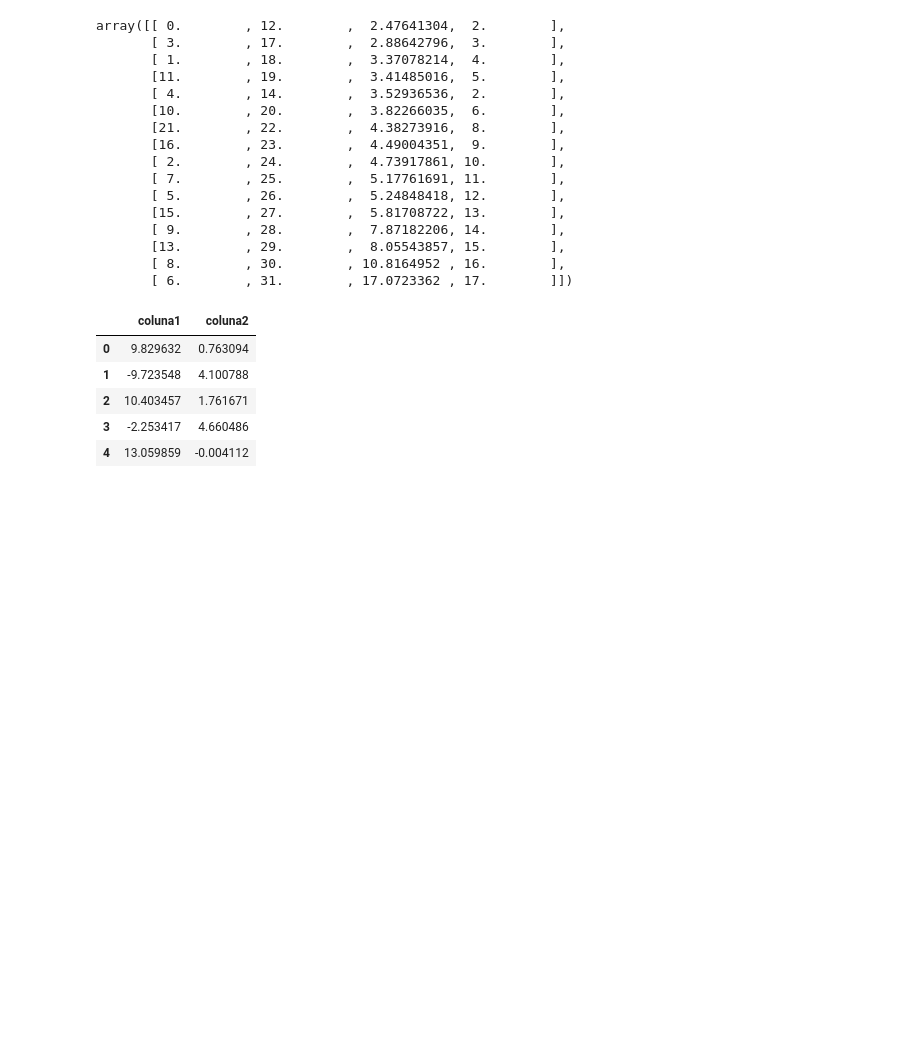
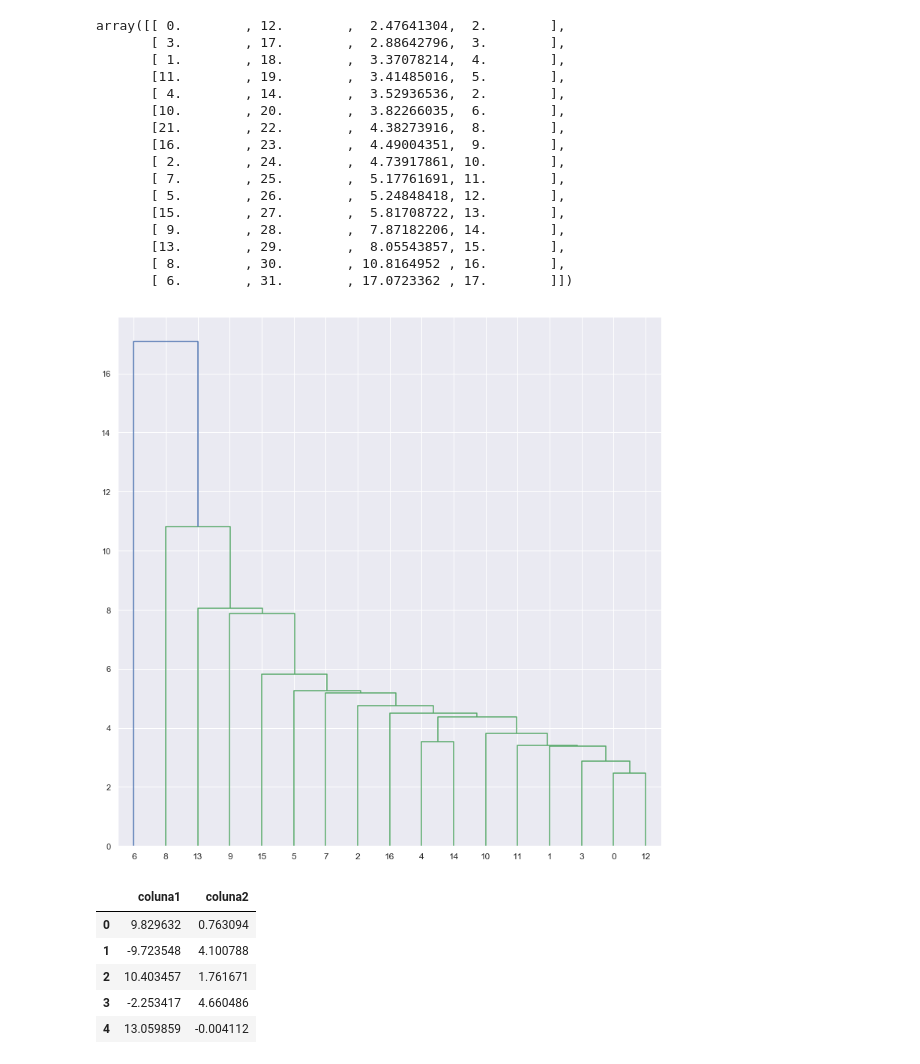
Before and after one commit to MarcusWiilo/data_science, a Jupyter notebook: unsupervised_learning/unsupervised_learning.ipynb, the cells around one changed output. Saved outputs shown, nothing was run; the diff lists cells and outputs as text; code cells hidden in the pictures; blank space fills up the shorter version.

```diff
--- a/unsupervised_learning/unsupervised_learning.ipynb
+++ b/unsupervised_learning/unsupervised_learning.ipynb
@@ -388,6 +388,10 @@ array([[ 0.        , 12.        ,  2.47641304,  2.        ],
        [13.        , 29.        ,  8.05543857, 15.        ],
        [ 8.        , 30.        , 10.8164952 , 16.        ],
        [ 6.        , 31.        , 17.0723362 , 17.        ]])
+# %%
+dendrograma = dendrogram(matriz_de_distancia)
+# %% [output]
+[figure, added]
 # %%
 from sklearn.datasets import make_blobs
 # %%
```
Also changed, not shown: 36 other files.
